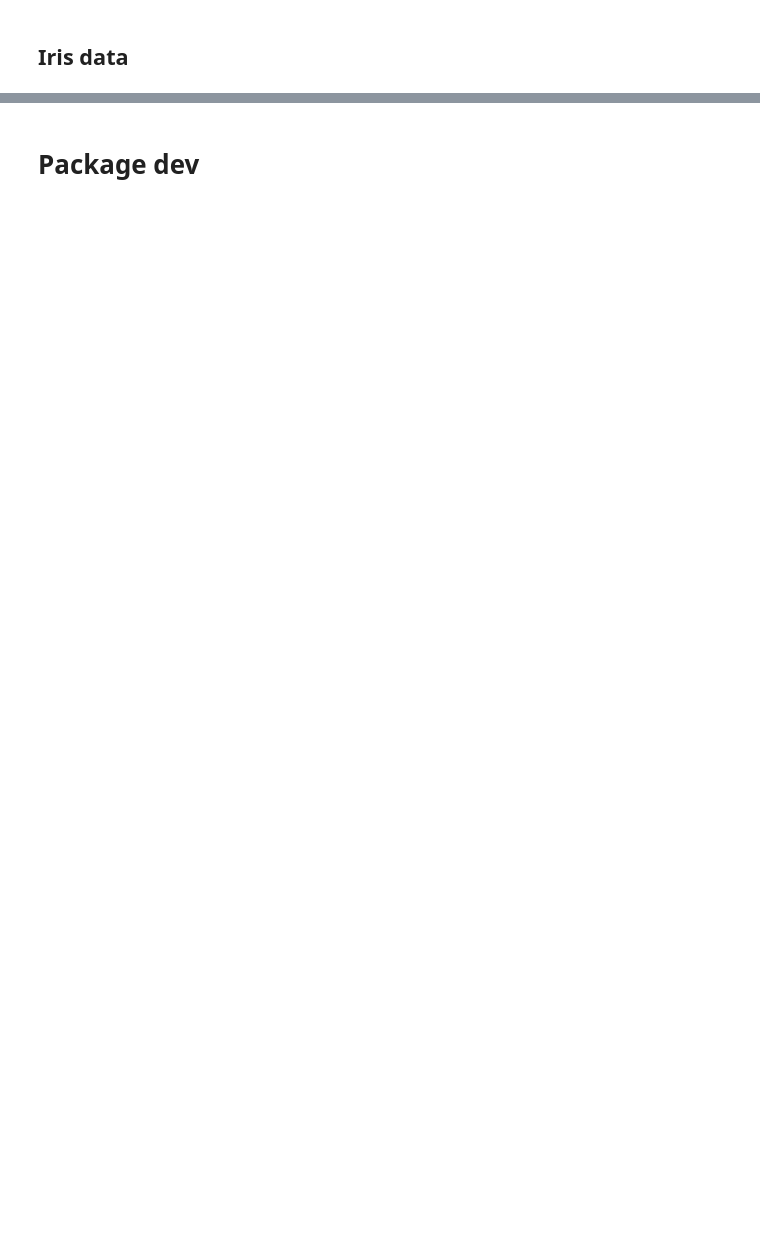
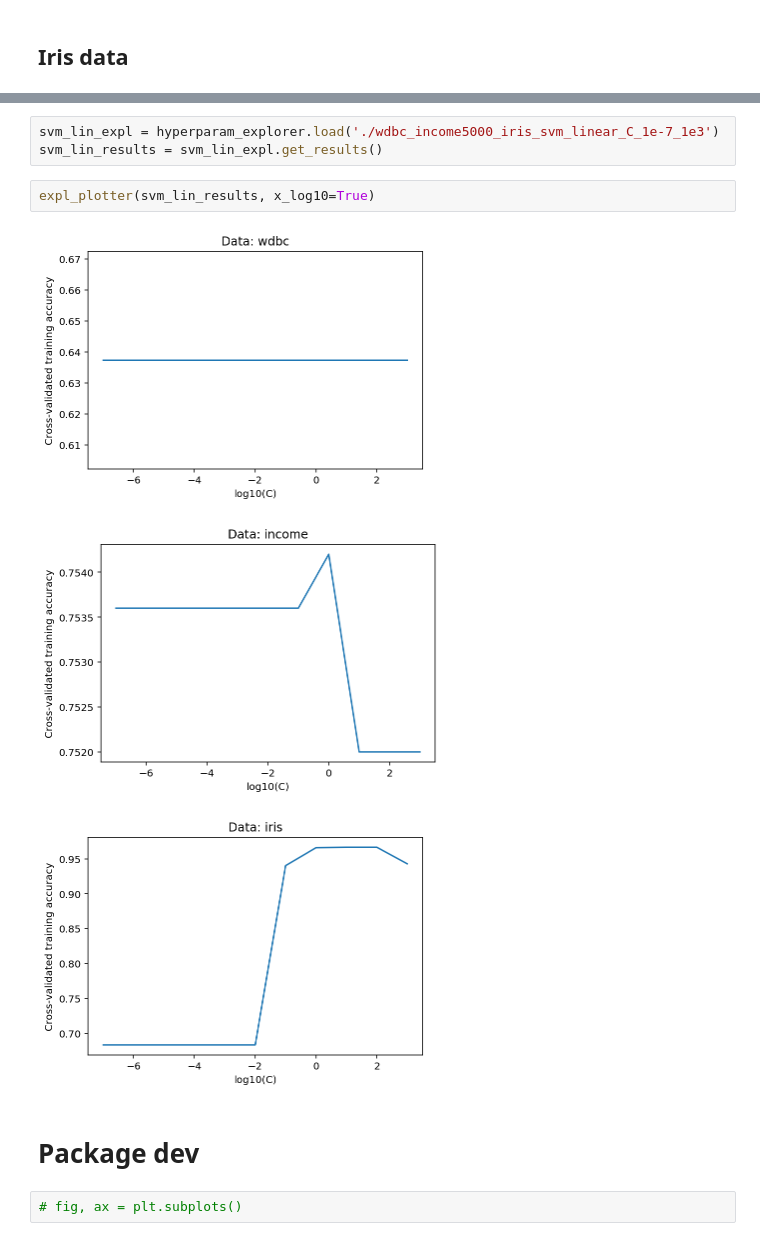
Before and after one commit to phi1eas/118a_project, a Jupyter notebook: analysis.ipynb, the cells around one changed output, grey strips where cells are left out. Cells and saved outputs as stored; diff of their text form; blank space fills up the shorter version.

```diff
--- a/analysis.ipynb
+++ b/analysis.ipynb
@@ -170,2 +200,13 @@ expl.save('wdbc_income_iris_knn_k_1_50')
+# %%
+svm_lin_expl = hyperparam_explorer.load('./wdbc_income5000_iris_svm_linear_C_1e-7_1e3')
+svm_lin_results = svm_lin_expl.get_results()
+# %%
+expl_plotter(svm_lin_results, x_log10=True)
+# %% [output]
+[figure, added]
+[figure, added]
+[figure, added]
 # %% [markdown]
 # Package dev
+# %%
+# fig, ax = plt.subplots()
```
Also changed, not shown: parts of 22 cells of this notebook, 2 other files.
